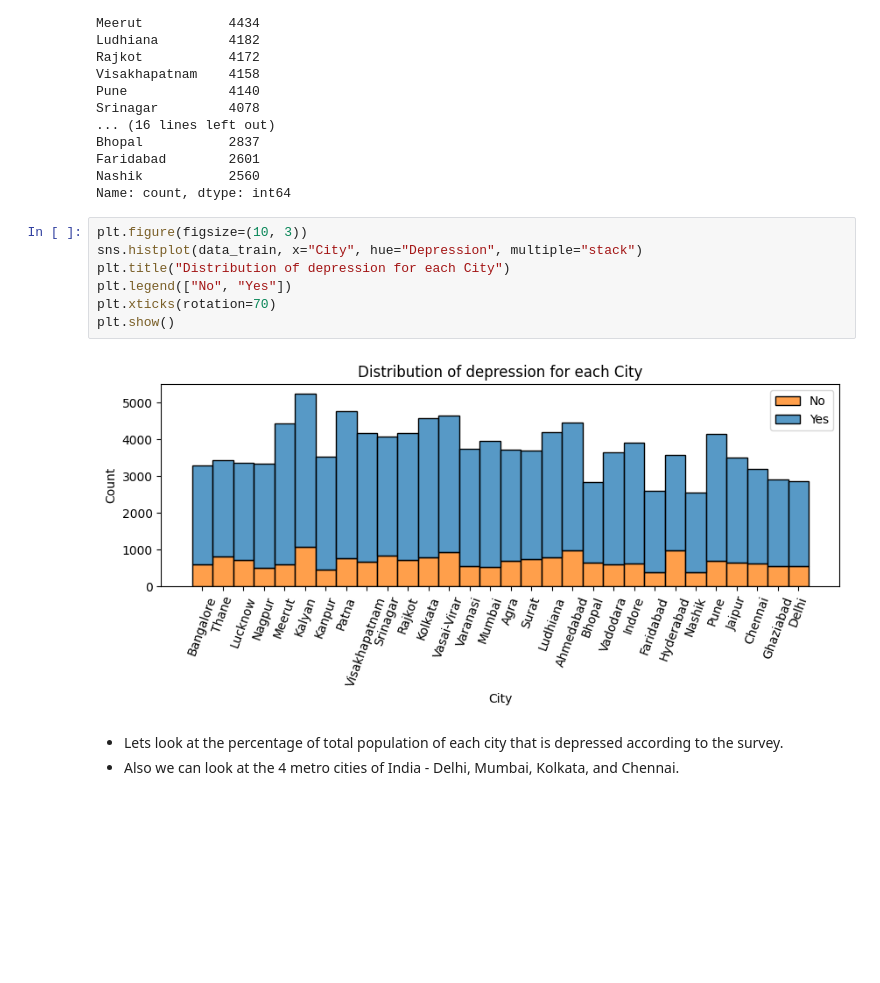
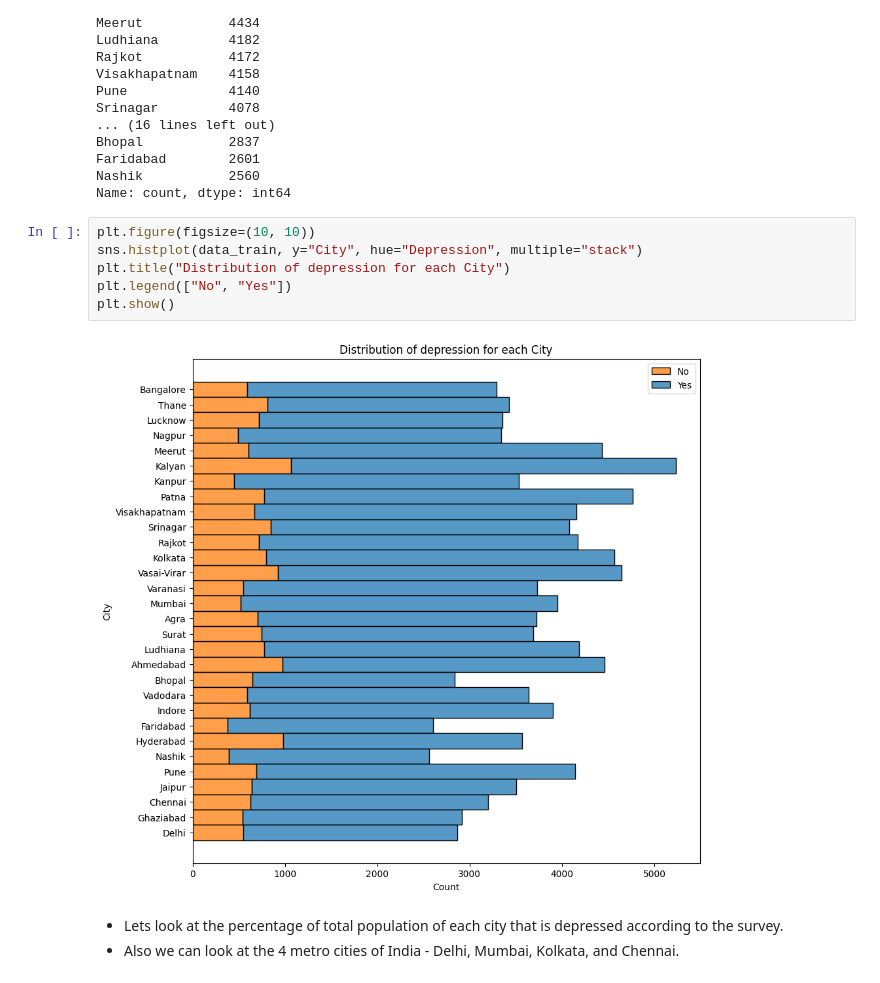
Before and after one commit to vanshuwjoshi/Kaggle-Playground-S4E11, a Jupyter notebook: notebooks/eda.ipynb, the cells around one changed output. Cells and saved outputs as stored; diff of their text form; blank space fills up the shorter version.

```diff
--- a/notebooks/eda.ipynb
+++ b/notebooks/eda.ipynb
@@ -305,14 +305,13 @@ Faridabad        2601
 Nashik           2560
 Name: count, dtype: int64
 # %%
-plt.figure(figsize=(10, 3))
-sns.histplot(data_train, x="City", hue="Depression", multiple="stack")
+plt.figure(figsize=(10, 10))
+sns.histplot(data_train, y="City", hue="Depression", multiple="stack")
 plt.title("Distribution of depression for each City")
 plt.legend(["No", "Yes"])
-plt.xticks(rotation=70)
 plt.show()
 # %% [output]
-[figure, old version]
+[figure, new version]
 # %% [markdown]
 - Lets look at the percentage of total population of each city that is depressed according to the survey.
 - Also we can look at the 4 metro cities of India - Delhi, Mumbai, Kolkata, and Chennai.
```
Also changed, not shown: parts of 26 cells of this notebook, 1 other file.
